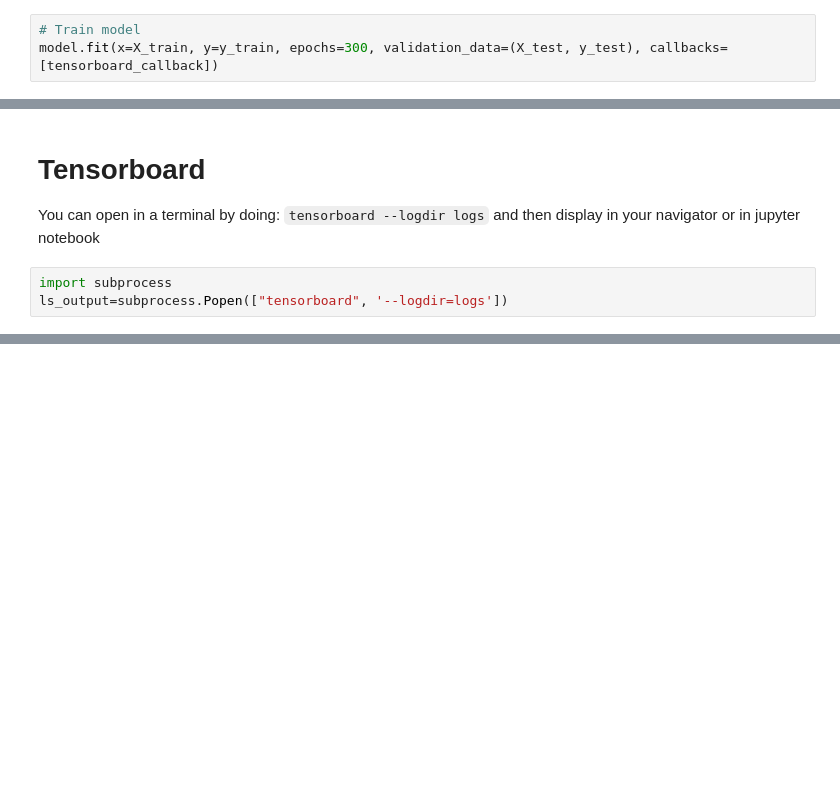
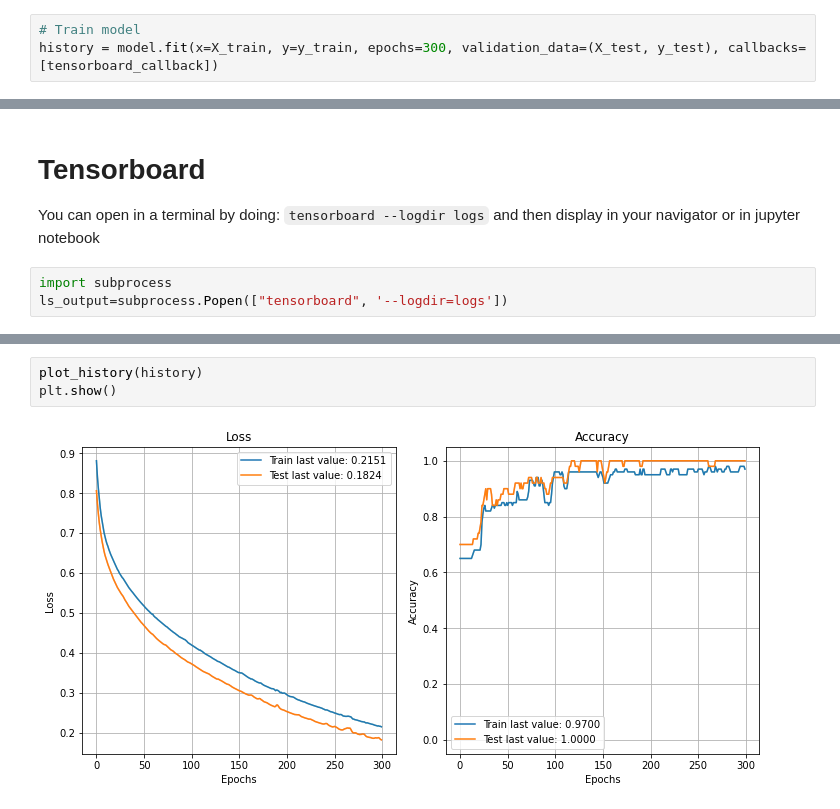
Before and after one commit to vrdelc/intro_keras, a Jupyter notebook: iris_dataset_classification.ipynb, the cells around one changed output, grey strips where cells are left out. Saved outputs shown, nothing was run; the diff lists cells and outputs as text; blank space fills up the shorter version.

```diff
--- a/iris_dataset_classification.ipynb
+++ b/iris_dataset_classification.ipynb
@@ -111,6 +118,6 @@ logdir = os.path.join("logs", "iris_basic")
 tensorboard_callback = tf.keras.callbacks.TensorBoard(logdir, histogram_freq=1)
 # %%
 # Train model
-model.fit(x=X_train, y=y_train, epochs=300, validation_data=(X_test, y_test), callbacks=[tensorboard_callback])
+history = model.fit(x=X_train, y=y_train, epochs=300, validation_data=(X_test, y_test), callbacks=[tensorboard_callback])
 # %% [output]
 Epoch 1/300
@@ -196 +201,6 @@ Selecting TensorBoard with logdir logs (started 3 days, 2:51:22 ago; port 6006,
 [interactive output not drawn]
+# %%
+plot_history(history)
+plt.show()
+# %% [output]
+[figure, added]
```
Also changed, not shown: parts of 15 cells of this notebook, 57 other files.
